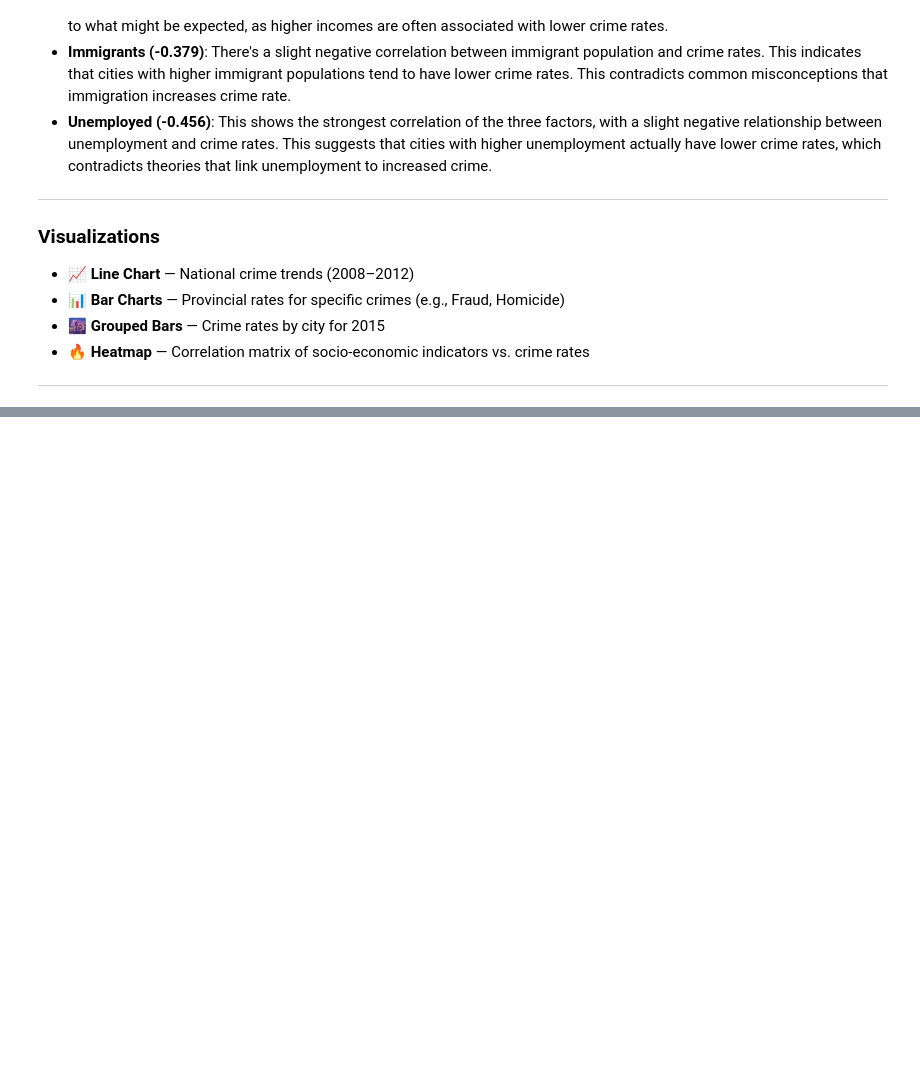
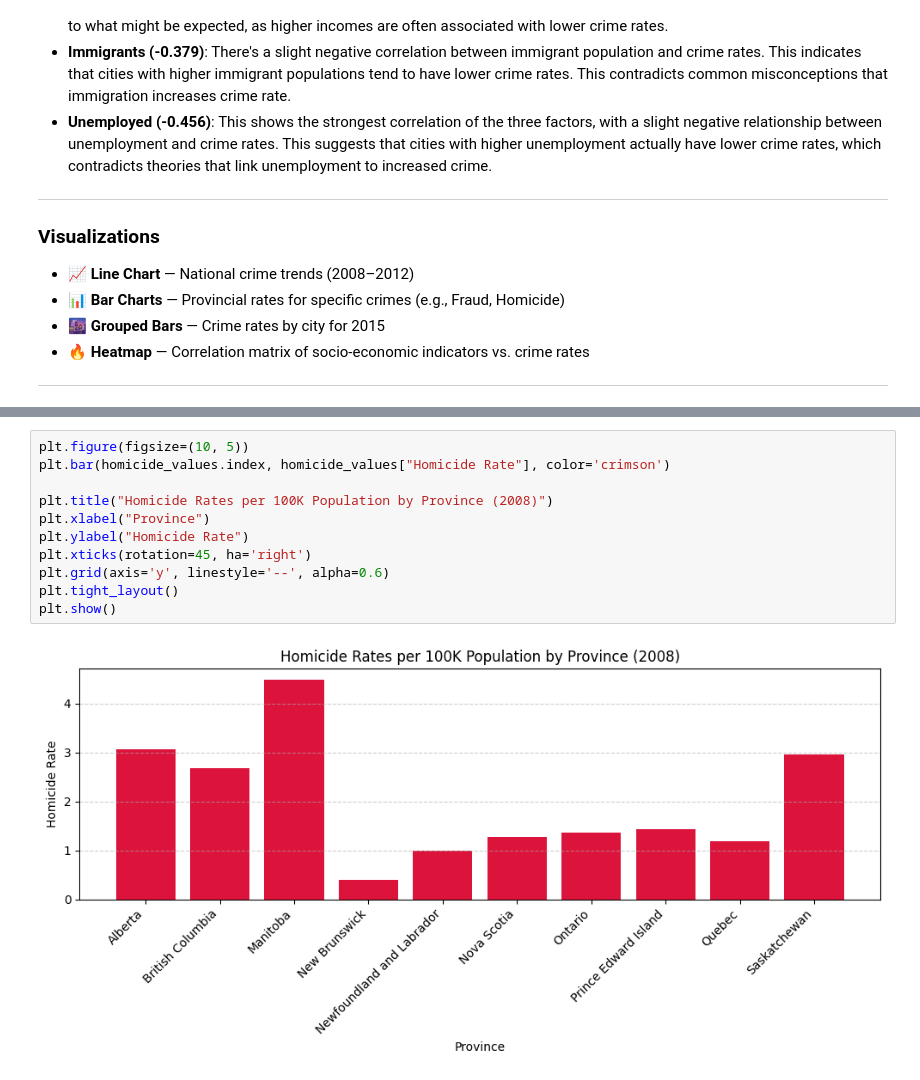
Before and after one commit to priyyal/crime-analysis-canada, a Jupyter notebook: crime_clean.ipynb, the cells around one changed output, grey strips where cells are left out. Drawn from its saved outputs; the diff is of its cells as text; blank space fills up the shorter version.

```diff
--- a/crime_clean.ipynb
+++ b/crime_clean.ipynb
@@ -323,0 +393,13 @@ City-level crime data (`merged_cities_crime_df`) for 2015 showed:
+# %%
+plt.figure(figsize=(10, 5))
+plt.bar(homicide_values.index, homicide_values["Homicide Rate"], color='crimson')
+
+plt.title("Homicide Rates per 100K Population by Province (2008)")
+plt.xlabel("Province")
+plt.ylabel("Homicide Rate")
+plt.xticks(rotation=45, ha='right')
+plt.grid(axis='y', linestyle='--', alpha=0.6)
+plt.tight_layout()
+plt.show()
+# %% [output]
+[figure, added]
```
Also changed, not shown: parts of 7 cells of this notebook.
